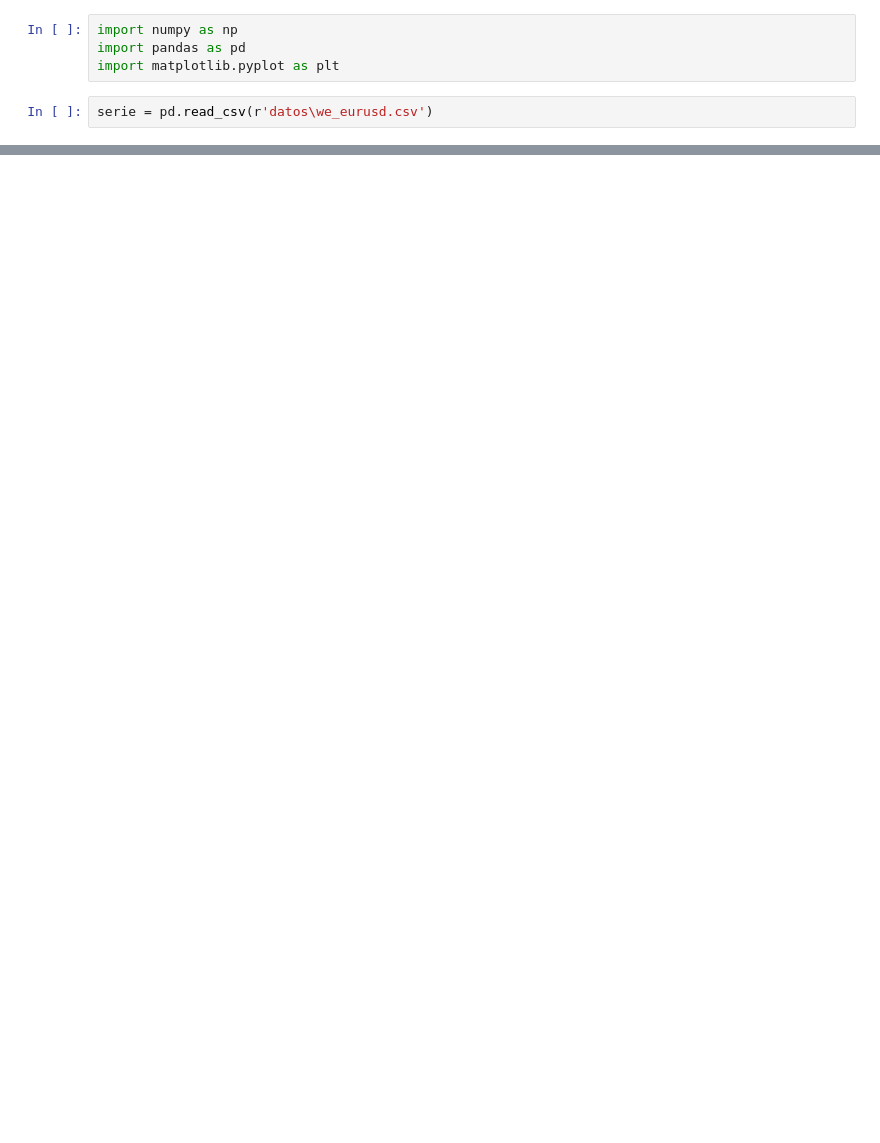
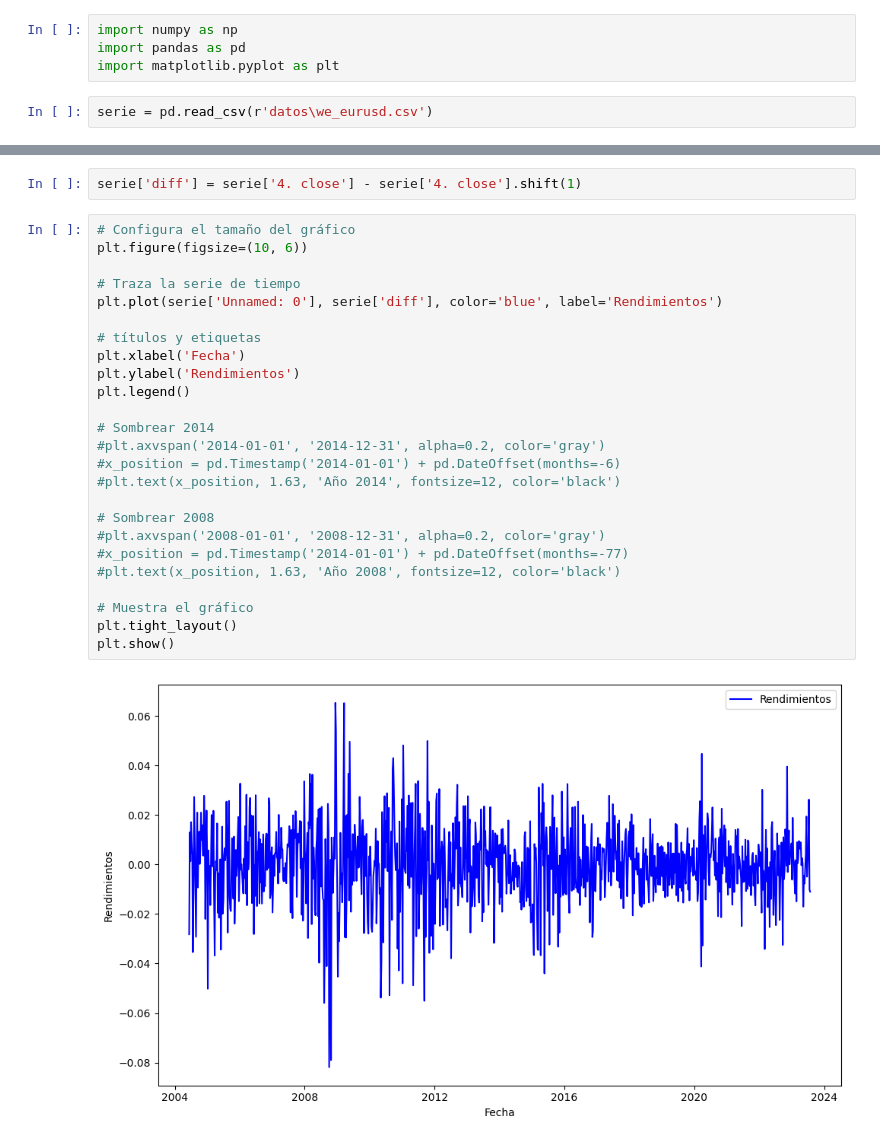
Before and after one commit to oejaramillo/Trading, a Jupyter notebook: graficos_pronos.ipynb, the cells around one changed output, grey strips where cells are left out. Saved outputs shown, nothing was run; the diff lists cells and outputs as text; blank space fills up the shorter version.

```diff
--- a/graficos_pronos.ipynb
+++ b/graficos_pronos.ipynb
@@ -32,0 +42,29 @@ plt.show()
+# %%
+serie['diff'] = serie['4. close'] - serie['4. close'].shift(1)
+# %%
+# Configura el tamaño del gráfico
+plt.figure(figsize=(10, 6))
+
+# Traza la serie de tiempo
+plt.plot(serie['Unnamed: 0'], serie['diff'], color='blue', label='Rendimientos')
+
+# títulos y etiquetas
+plt.xlabel('Fecha')
+plt.ylabel('Rendimientos')
+plt.legend()
+
+# Sombrear 2014
+#plt.axvspan('2014-01-01', '2014-12-31', alpha=0.2, color='gray')
+#x_position = pd.Timestamp('2014-01-01') + pd.DateOffset(months=-6)
+#plt.text(x_position, 1.63, 'Año 2014', fontsize=12, color='black')
+
+# Sombrear 2008
+#plt.axvspan('2008-01-01', '2008-12-31', alpha=0.2, color='gray')
+#x_position = pd.Timestamp('2014-01-01') + pd.DateOffset(months=-77)
+#plt.text(x_position, 1.63, 'Año 2008', fontsize=12, color='black')
+
+# Muestra el gráfico
+plt.tight_layout()
+plt.show()
+# %% [output]
+[figure, added]
```
Also changed, not shown: parts of 3 cells of this notebook, 43 other files.
